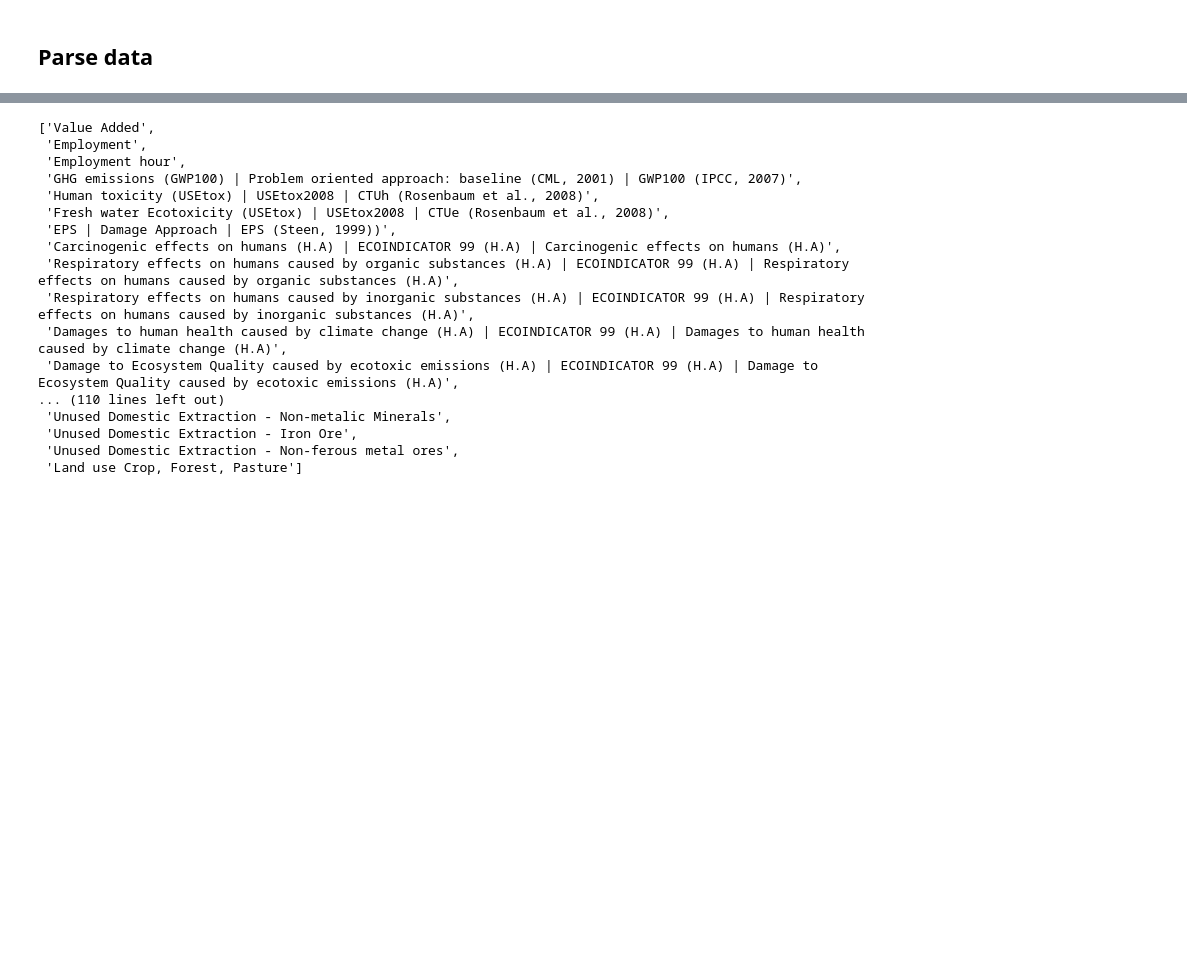
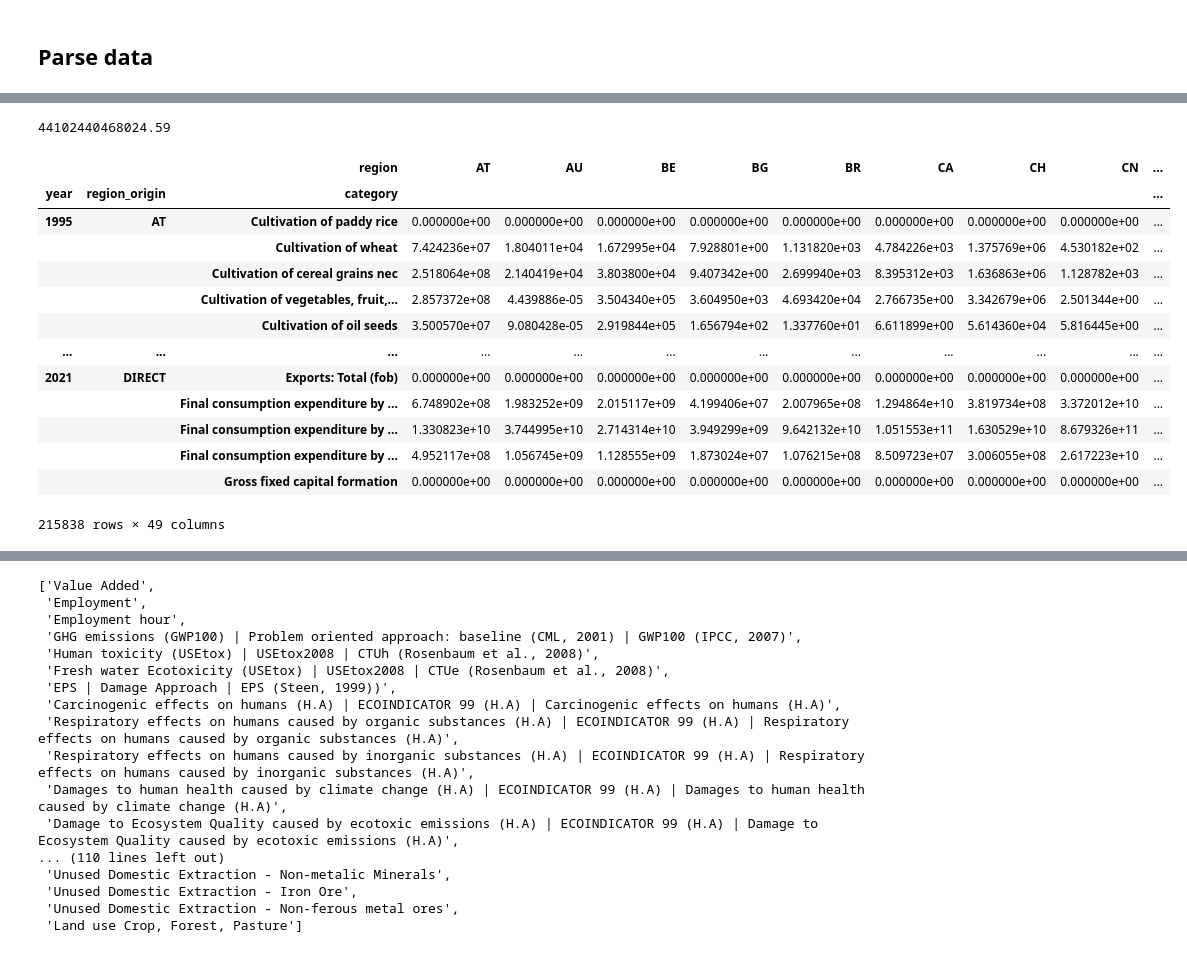
Before and after one commit to thomasgibon/io-footprinting, a Jupyter notebook: miniprojet_mines/4_decoupling.ipynb, the cells around one changed output, grey strips where cells are left out. Drawn from its saved outputs; the diff is of its cells as text; code cells hidden in the pictures; blank space fills up the shorter version.

```diff
--- a/miniprojet_mines/4_decoupling.ipynb
+++ b/miniprojet_mines/4_decoupling.ipynb
@@ -156,3 +270,7 @@ io.impacts.M.dot(io.Z).groupby('sector',axis=1).sum().T.loc[sectors].to_csv('lif
+# %%
+io.impacts.F.loc[ind].sum()
+# %% [output]
+44102440468024.59
 # %%
 years=range(1995,2022)
 ref_year=2005
@@ -180,3 +298,20 @@ for year in years:
 GHG_all_df = pd.concat(GHG_all.values(),
                        keys=GHG_all.keys(),
                        names=['year', 'region_origin', 'category'])
+# %%
+GHG_all_df
+# %% [output]
+|  |  | region | AT | AU | BE | BG | BR | CA | CH | CN | ... |
+| year | region_origin | category |  |  |  |  |  |  |  |  | ... |
+| 1995 | AT | Cultivation of paddy rice | 0.000000e+00 | 0.000000e+00 | 0.000000e+00 | 0.000000e+00 | 0.000000e+00 | 0.000000e+00 | 0.000000e+00 | 0.000000e+00 | ... |
+|  |  | Cultivation of wheat | 7.424236e+07 | 1.804011e+04 | 1.672995e+04 | 7.928801e+00 | 1.131820e+03 | 4.784226e+03 | 1.375769e+06 | 4.530182e+02 | ... |
+|  |  | Cultivation of cereal grains nec | 2.518064e+08 | 2.140419e+04 | 3.803800e+04 | 9.407342e+00 | 2.699940e+03 | 8.395312e+03 | 1.636863e+06 | 1.128782e+03 | ... |
+|  |  | Cultivation of vegetables, fruit,... | 2.857372e+08 | 4.439886e-05 | 3.504340e+05 | 3.604950e+03 | 4.693420e+04 | 2.766735e+00 | 3.342679e+06 | 2.501344e+00 | ... |
+|  |  | Cultivation of oil seeds | 3.500570e+07 | 9.080428e-05 | 2.919844e+05 | 1.656794e+02 | 1.337760e+01 | 6.611899e+00 | 5.614360e+04 | 5.816445e+00 | ... |
+| ... | ... | ... | ... | ... | ... | ... | ... | ... | ... | ... | ... |
+| 2021 | DIRECT | Exports: Total (fob) | 0.000000e+00 | 0.000000e+00 | 0.000000e+00 | 0.000000e+00 | 0.000000e+00 | 0.000000e+00 | 0.000000e+00 | 0.000000e+00 | ... |
+|  |  | Final consumption expenditure by ... | 6.748902e+08 | 1.983252e+09 | 2.015117e+09 | 4.199406e+07 | 2.007965e+08 | 1.294864e+10 | 3.819734e+08 | 3.372012e+10 | ... |
+|  |  | Final consumption expenditure by ... | 1.330823e+10 | 3.744995e+10 | 2.714314e+10 | 3.949299e+09 | 9.642132e+10 | 1.051553e+11 | 1.630529e+10 | 8.679326e+11 | ... |
+|  |  | Final consumption expenditure by ... | 4.952117e+08 | 1.056745e+09 | 1.128555e+09 | 1.873024e+07 | 1.076215e+08 | 8.509723e+07 | 3.006055e+08 | 2.617223e+10 | ... |
+|  |  | Gross fixed capital formation | 0.000000e+00 | 0.000000e+00 | 0.000000e+00 | 0.000000e+00 | 0.000000e+00 | 0.000000e+00 | 0.000000e+00 | 0.000000e+00 | ... |
+215838 rows × 49 columns
```
Also changed, not shown: parts of 37 cells of this notebook.
